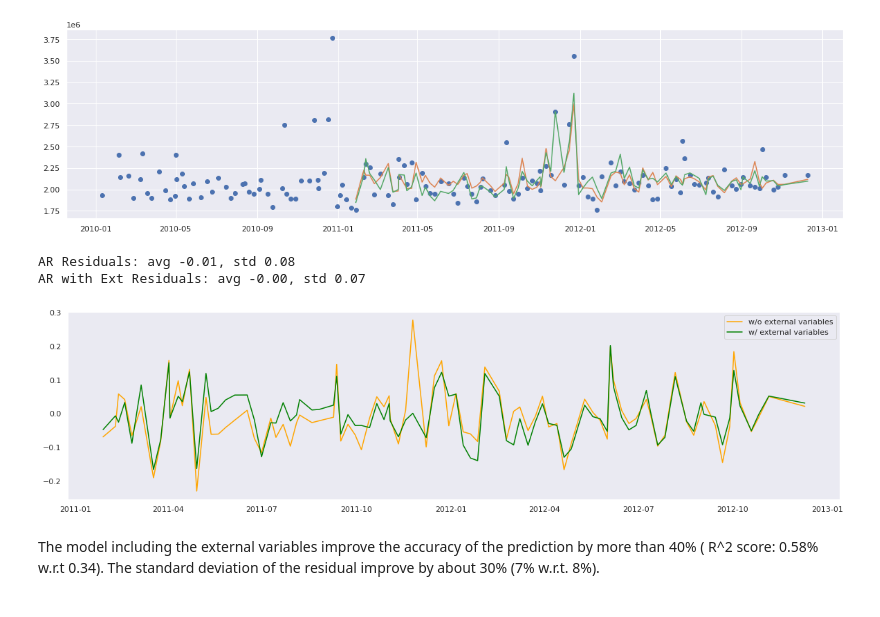
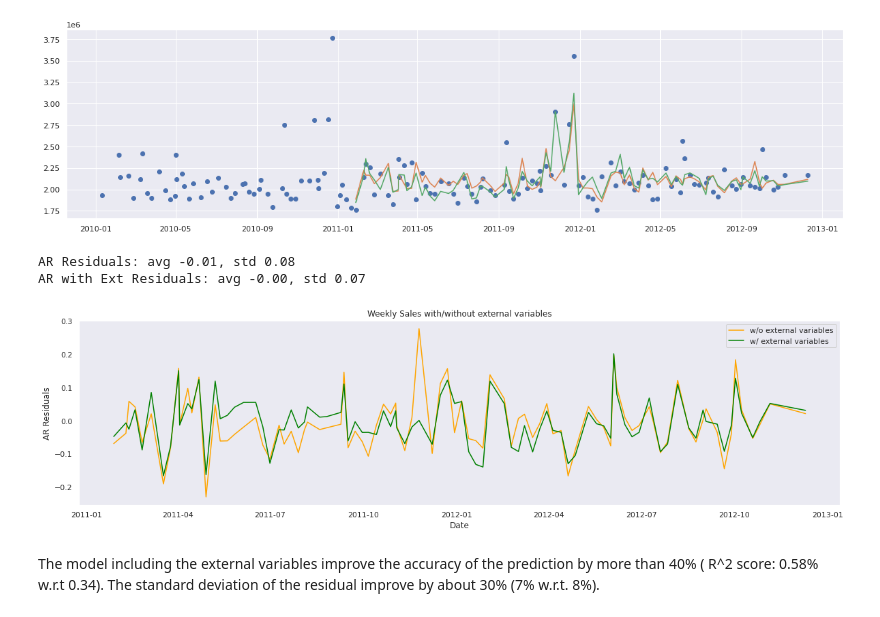
Before and after one commit to Sinethemba-nongqoto/Research-project, a Jupyter notebook: Analysis_0f_Results.ipynb, the cells around one changed output. Saved outputs shown, nothing was run; the diff lists cells and outputs as text; code cells hidden in the pictures.

```diff
--- a/Analysis_0f_Results.ipynb
+++ b/Analysis_0f_Results.ipynb
@@ -571,20 +577,23 @@ Score factor: 0.58
 # %%
 diff=(df20['Weekly_Sales']-pred[0])/df20['Weekly_Sales']
 diff_ext=(df20['Weekly_Sales']-pred_ext[0])/df20['Weekly_Sales']
 
 print('AR Residuals: avg %.2f, std %.2f' % (diff.mean(), diff.std()))
 print('AR with Ext Residuals: avg %.2f, std %.2f' % (diff_ext.mean(), diff_ext.std()))
 
 plt.figure(figsize=(20,5))
 plt.plot(diff, c='orange', label='w/o external variables')
 plt.plot(diff_ext, c='green', label='w/ external variables')
+plt.title('Weekly Sales with/without external variables')
+plt.xlabel('Date')
+plt.ylabel('AR Residuals')
 plt.legend()
 plt.grid()
 plt.show()
 # %% [output]
 AR Residuals: avg -0.01, std 0.08
 AR with Ext Residuals: avg -0.00, std 0.07
-[figure, old version]
+[figure, new version]
 # %% [markdown]
 
 
```
Also changed, not shown: parts of 10 cells of this notebook.
